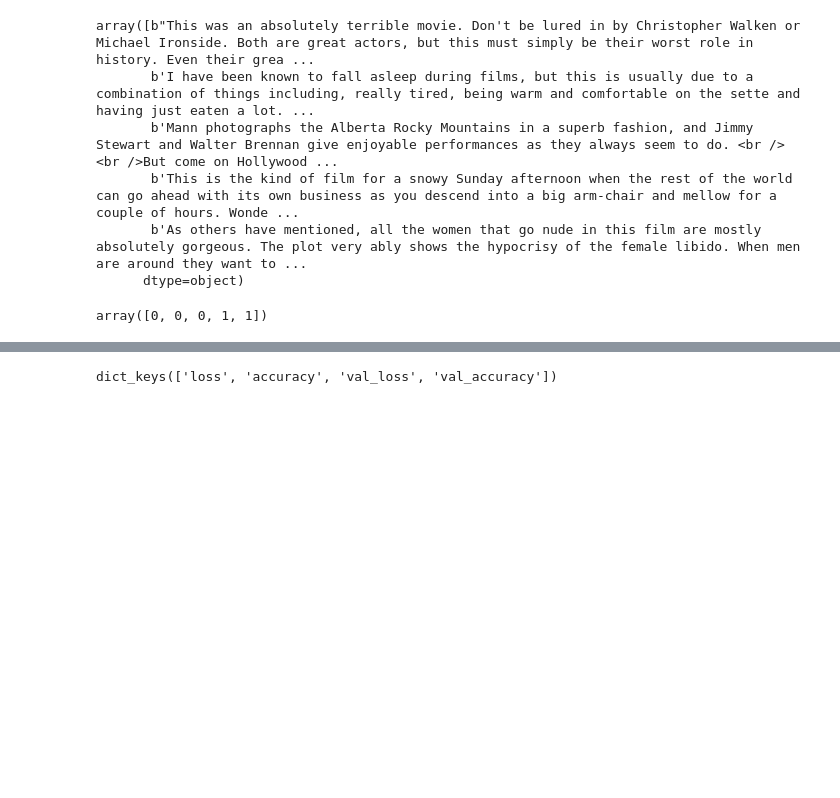
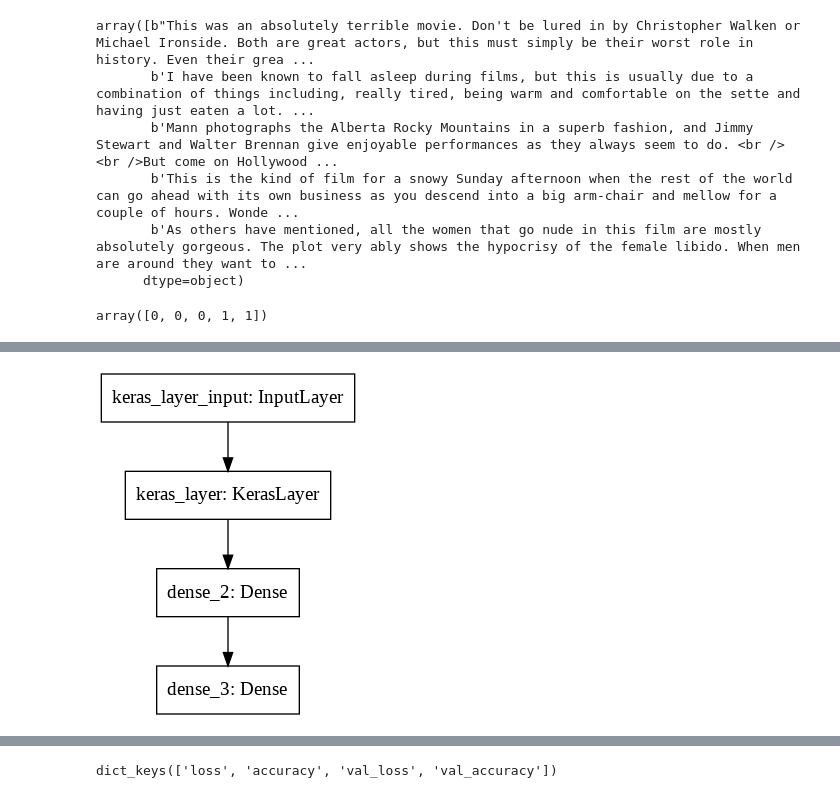
Before and after one commit to ogonna-anaekwe/text_classifier, a Jupyter notebook: Text_Classification_with_Movie_Reviews_(Data_Eng_).ipynb, the cells around one changed output, grey strips where cells are left out. Saved outputs shown, nothing was run; the diff lists cells and outputs as text; code cells hidden in the pictures; blank space fills up the shorter version.

```diff
--- a/Text_Classification_with_Movie_Reviews_(Data_Eng_).ipynb
+++ b/Text_Classification_with_Movie_Reviews_(Data_Eng_).ipynb
@@ -147,3 +124,8 @@ _________________________________________________________________
+# %%
+# model graph
+tf.keras.utils.plot_model(model, 'text_classifier_v1.png')
+# %% [output]
+[figure, added]
 # %%
 # define model loss and optimizer as well as metrics to monitor during training
 model.compile(optimizer='adam',
```
Also changed, not shown: parts of 19 cells of this notebook.
